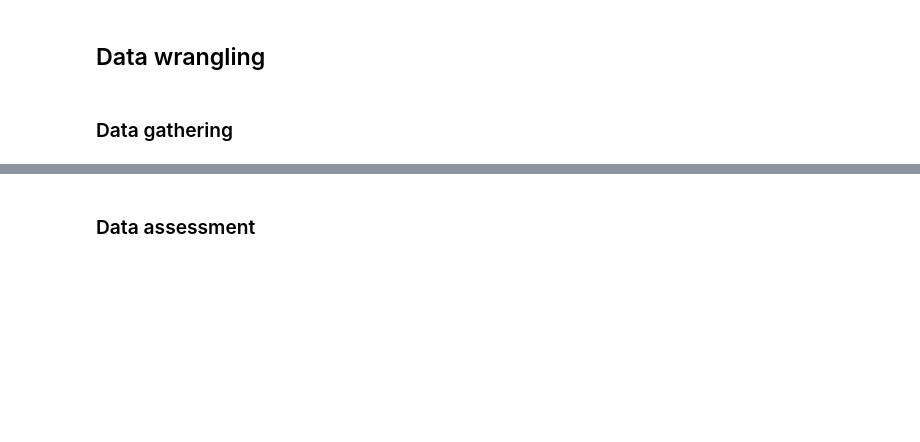
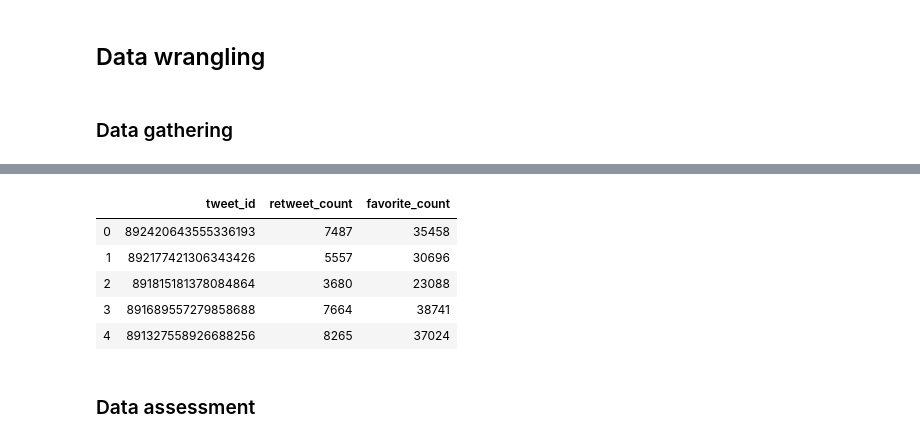
Before and after one commit to pamely/data-wrangling, a Jupyter notebook: src/wrangle_act.ipynb, the cells around one changed output, grey strips where cells are left out. Saved outputs shown, nothing was run; the diff lists cells and outputs as text; code cells hidden in the pictures; blank space fills up the shorter version.

Commit message:
feat: Gather data to wrangle Load WeRateDogs archive into dataframe. Download tweet image predictions. Gather retweet and favorite counts from Tweepy.

```diff
--- a/src/wrangle_act.ipynb
+++ b/src/wrangle_act.ipynb
@@ -68,3 +190,33 @@ df_image_predictions.head()
+# %%
+# Read data from tweet_json.txt and append it to df_tweet_json_list using this template: f'{tweet_id} {retweet_count} {favorite_count}'
+df_tweet_json_list = []
+
+with open('../data/tweet_json.txt', mode='r+', encoding='utf-8') as file:
+    for line in file.readlines():
+        line = strip_chars(line, '{}":\n')
+        df_tweet_json_list.append(line)
+# %%
+# create df_tweet_json  and populate its column'tweet_json' with df_tweet_json_list content.
+df_tweet_json = pd.DataFrame(df_tweet_json_list, columns=['tweet_json'])
+# %%
+# Create tweet_id, retweet_count and favorite_count columns with the right fit data
+df_tweet_json['tweet_id'] = df_tweet_json.tweet_json.str.extract(r'([0-9]+(?=\s))').astype(int)
+
+df_tweet_json['retweet_count'] = df_tweet_json.tweet_json.str.extract(r'((?<=\s)[0-9]+(?=\s))').astype(int)
+
+df_tweet_json['favorite_count'] = df_tweet_json.tweet_json.str.extract(r'[\s]{1}([0-9]+)$').replace(' ','').astype(int)
+# %%
+# drop column tweet_json
+df_tweet_json.drop('tweet_json', axis='columns', inplace=True)
+# %%
+df_tweet_json.head()
+# %% [output]
+|  | tweet_id | retweet_count | favorite_count |
+| 0 | 892420643555336193 | 7487 | 35458 |
+| 1 | 892177421306343426 | 5557 | 30696 |
+| 2 | 891815181378084864 | 3680 | 23088 |
+| 3 | 891689557279858688 | 7664 | 38741 |
+| 4 | 891327558926688256 | 8265 | 37024 |
 # %% [markdown]
 <a id='assessment'></a>
 ### Data assessment
```
Also changed, not shown: parts of 9 cells of this notebook, 1 other file.
